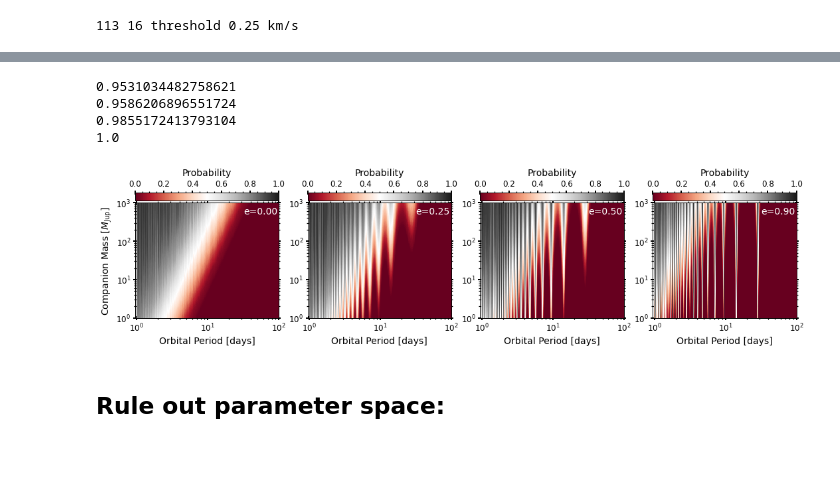
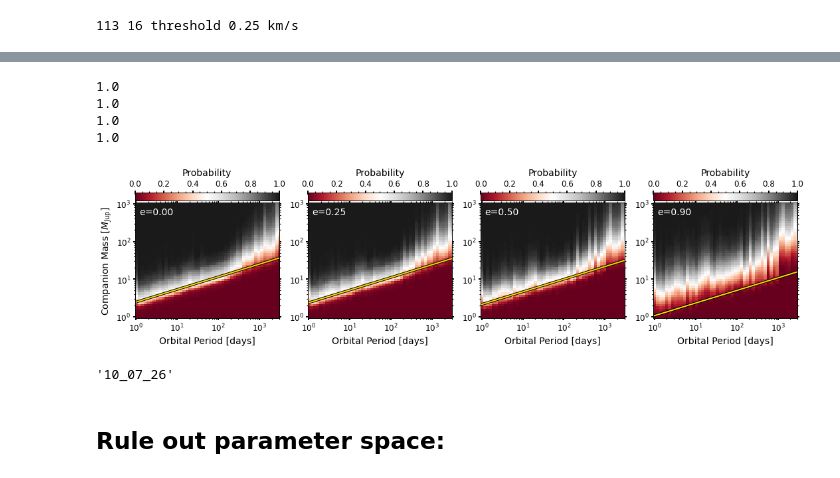
Before and after one commit to MaryumSayeed/ESPRESSO, a Jupyter notebook: scripts/simulate_RV.ipynb, the cells around one changed output, grey strips where cells are left out. Drawn from its saved outputs; the diff is of its cells as text; code cells hidden in the pictures.

```diff
--- a/scripts/simulate_RV.ipynb
+++ b/scripts/simulate_RV.ipynb
@@ -291,9 +299,9 @@ table4 = pd.read_csv('table4_new.csv')
 ## Define grid of period and masses:
 # %%
 
-P_day  = np.logspace(0, np.log10(365*10.), 500)# 100)
+P_day  = np.logspace(0, np.log10(365*10.), 50)# 100)
 P      = P_day * day                          # orbital period in seconds
-M2sini = np.logspace(0, 3, 500)*M_jup #50)*M_jup         # companion mass (M*sin i)
+M2sini = np.logspace(0, 3, 50)*M_jup #50)*M_jup         # companion mass (M*sin i)
 Ps,Ms  = np.meshgrid(P, M2sini)
 
 # omegas = np.linspace(0, 2*np.pi, 3)
@@ -456,12 +491,12 @@ omegas, phi0s = np.meshgrid(omegas, phi0s)
 omega_phi0_coords = np.vstack((omegas.ravel(), phi0s.ravel())).T
 
 def pipeline(program, obj, e):
-    M1, logg, time_grid, time, rv, rv_err = read_star_data(program, obj)
+    M1, logg, _, time, rv, rv_err = read_star_data(program, obj)
 
     threshold = exp_vrad(logg)
     threshold /= 1000 #km/s
 
-    time_grid = time*1
+    time_grid = time*86400 #BJD to seconds
 
     scatter_per_omega   = loop_over_omega_phi0(M1, time_grid, omega_phi0_coords, e)
 
@@ -599,5 +649,12 @@ from matplotlib import colors
 # %%
-plt.rcParams['figure.facecolor'] = 'white'
+import astropy.constants as c
+from scipy.optimize import brentq
+
+def msini_from_K(P, K, Mstar=1.2, e=0.0):
+    """P [day], K [km/s], Mstar [Msun] -> M2 sin i [Mjup]"""
+    f = (P*u.day * (K*u.km/u.s)**3 * (1 - e**2)**1.5 / (2*np.pi*c.G)).to_value(u.Msun)
+    m = brentq(lambda m: m**3 / (Mstar + m)**2 - f, 1e-8, 100)
+    return (m*u.Msun).to_value(u.Mjup)
 # %%
 from utils import PLOT_PARAMS
 PLOT_PARAMS(LS=14,SIZE=12)
@@ -612,37 +669,40 @@ for i, e_list, name in zip(range(4), all_ecc, names):
     cmap = plt.get_cmap(cmap_color, len(bounds))
 #     norm = colors.BoundaryNorm(bounds, cmap.N)
     clabel = 'Probability'
     print(np.max(e_list))
     ax = plt.subplot(1,4,i+1)
 
     mesh     = ax.pcolormesh(Ps/day, Ms/M_jup, e_list,cmap=cmap_color,vmax=1)#, cmap=cmap, norm=norm)
     ax.set_xlabel('Orbital Period [days]')
     plt.xscale('log')
     plt.yscale('log')
-    ax.text(95, 800, 'e=%.2f'%name, va='top', ha='right',fontsize=14,color='white')
-    plt.xlim(0.95, 100)
+    ax.text(1.2, 800, 'e=%.2f'%name, va='top', ha='left',fontsize=14,color='white')
+    plt.xlim(0.95, 3000)
     # colorbar
 
     ax_divider = make_axes_locatable(ax)
     cax = ax_divider.append_axes("top", size="7%", pad="2%") # add an axes above the main axes.
     cb = fig.colorbar(mesh, cax=cax, orientation="horizontal")#, boundaries=bounds, ticks=bounds)
     cax.xaxis.set_ticks_position("top") # change tick position to top
     cb.ax.set_title(clabel)
 #     cb.set_ticks(bounds)
 #     cb.set_ticklabels([str(i) for i in bounds])
+    P = np.logspace(0, np.log10(3000), 300)
 
+    # analytic constant K-curve as a sanity check with K=0.5 km/s, Mstar = 1, P: range
+    ax.plot(P, [msini_from_K(p, 0.5, 1., name) for p in P], color='k',ls='solid', lw=4)
+    ax.plot(P, [msini_from_K(p, 0.5, 1., name) for p in P], color='gold',ls='solid', lw=2)
 
     ax.grid(which='both',color='lightgrey',ls='dotted')
 
     if i ==0:
         ax.set_ylabel(r'Companion Mass [$M_{\rm Jup}$]')
-
 fig.tight_layout()
 plt.subplots_adjust(wspace=0.2)
 # plt.savefig('../plots/M_vs_P_%s.png'%DATE, bbox_inches='tight',dpi=150)
 # %% [output]
-0.9531034482758621
-0.9586206896551724
-0.9855172413793104
 1.0
+1.0
+1.0
+1.0
-[figure, old version]
+[figure, new version]
@@ -651,3 +709,7 @@ np.sort(table4.vbroad)
+# %%
+DATE
+# %% [output]
+'10_07_26'
 # %%
 ss
 # %%
```
Also changed, not shown: parts of 16 cells of this notebook, 3 other files.
